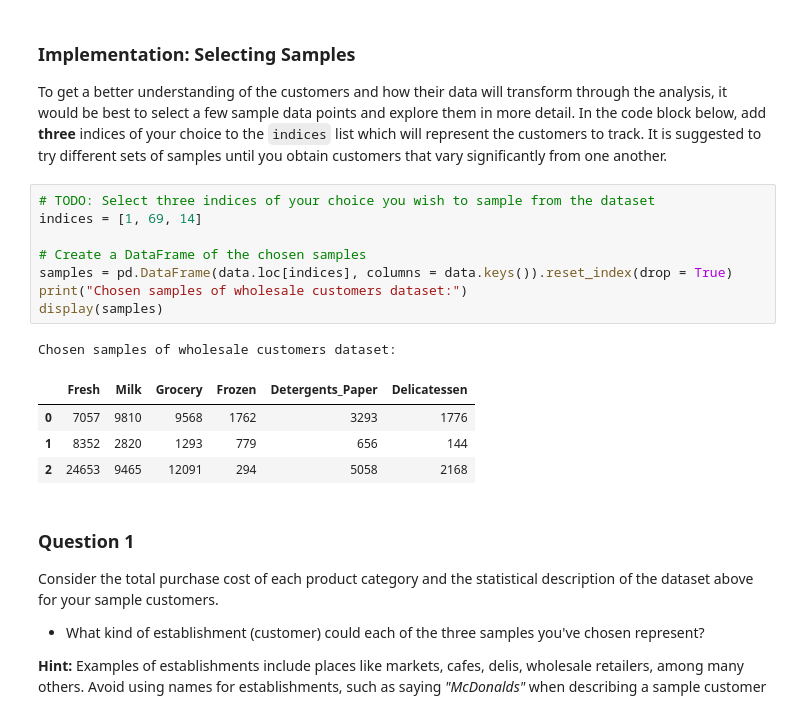
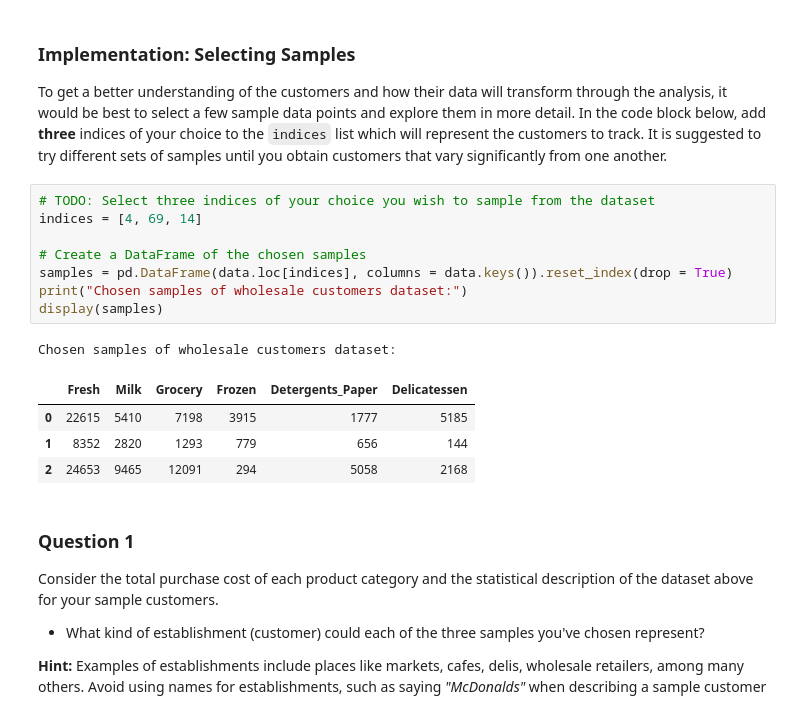
Before and after one commit to mkery/Verdant, a Jupyter notebook: notebooks_test/customer/customer_segments.ipynb, the cells around one changed output. Cells and saved outputs as stored; diff of their text form.

```diff
--- a/notebooks_test/customer/customer_segments.ipynb
+++ b/notebooks_test/customer/customer_segments.ipynb
@@ -60,16 +60,16 @@ display(data.describe())
 To get a better understanding of the customers and how their data will transform through the analysis, it would be best to select a few sample data points and explore them in more detail. In the code block below, add **three** indices of your choice to the `indices` list which will represent the customers to track. It is suggested to try different sets of samples until you obtain customers that vary significantly from one another.
 # %%
 # TODO: Select three indices of your choice you wish to sample from the dataset
-indices = [1, 69, 14]
+indices = [4, 69, 14]
 
 # Create a DataFrame of the chosen samples
 samples = pd.DataFrame(data.loc[indices], columns = data.keys()).reset_index(drop = True)
 print("Chosen samples of wholesale customers dataset:")
 display(samples)
 # %% [output]
 Chosen samples of wholesale customers dataset:
 |  | Fresh | Milk | Grocery | Frozen | Detergents_Paper | Delicatessen |
-| 0 | 7057 | 9810 | 9568 | 1762 | 3293 | 1776 |
+| 0 | 22615 | 5410 | 7198 | 3915 | 1777 | 5185 |
 | 1 | 8352 | 2820 | 1293 | 779 | 656 | 144 |
 | 2 | 24653 | 9465 | 12091 | 294 | 5058 | 2168 |
 # %% [markdown]
```
Also changed, not shown: 13 other files.
